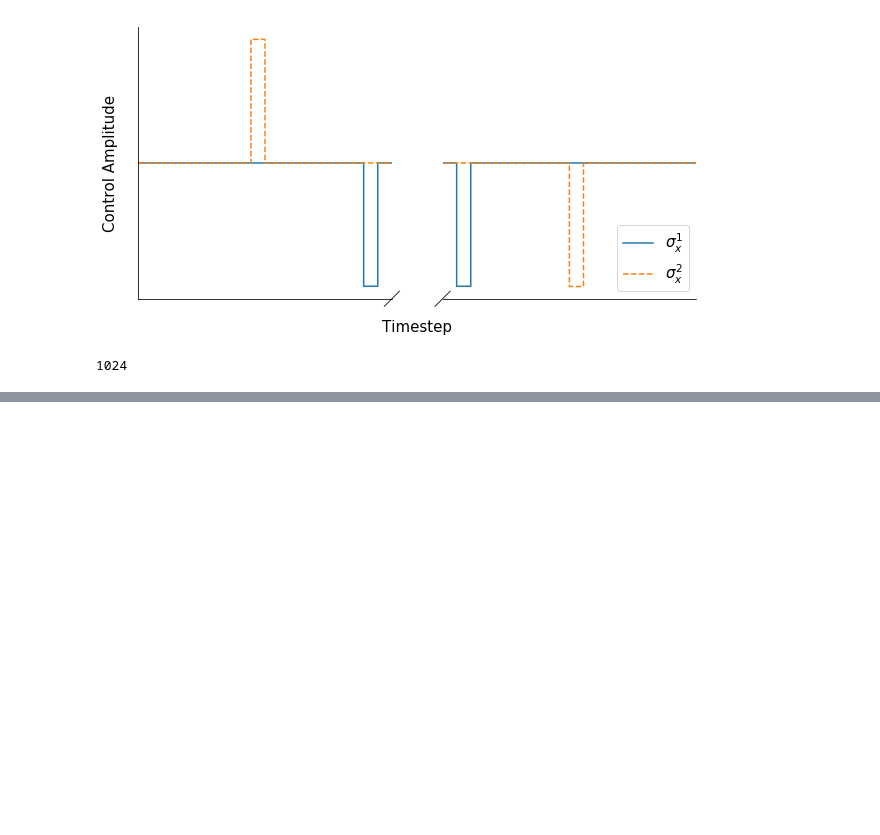
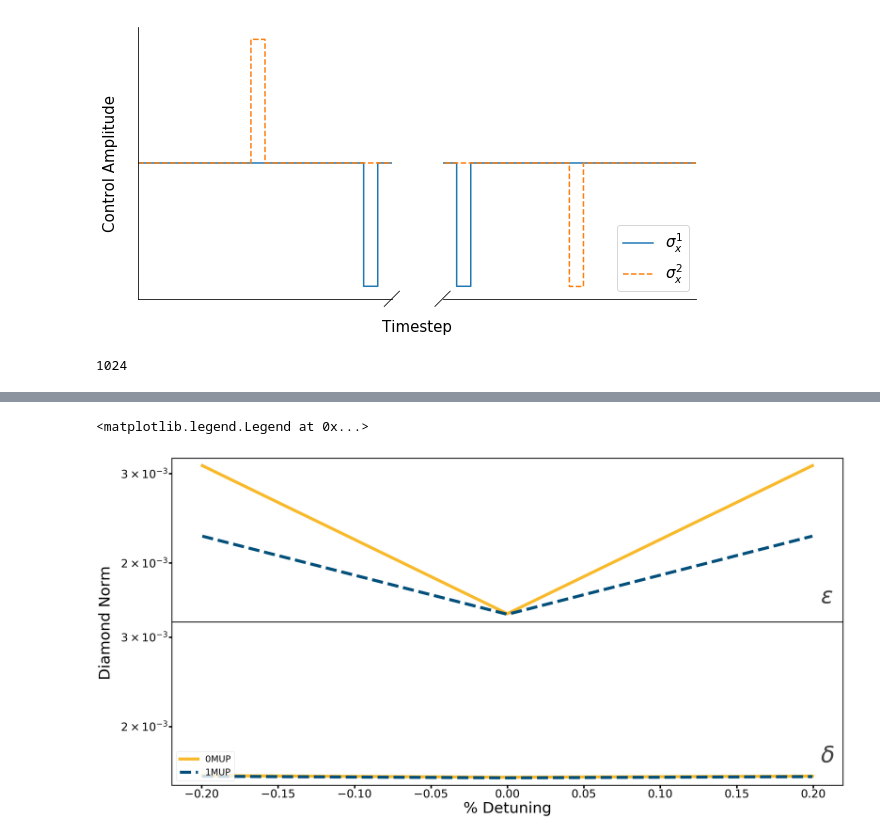
Before and after one commit to ampolloreno/decorrelating_errors, a Jupyter notebook: code/iSWAP 500 steps keeping every 8th control.ipynb, the cells around one changed output, grey strips where cells are left out. Cells and saved outputs as stored; diff of their text form; code cells hidden in the pictures; blank space fills up the shorter version.

```diff
--- a/code/iSWAP 500 steps keeping every 8th control.ipynb
+++ b/code/iSWAP 500 steps keeping every 8th control.ipynb
@@ -377,3 +396,44 @@ plt.legend(prop={'size': 30}, loc=3)
+# %%
+import dill
+import matplotlib.pyplot as plt
+import numpy as np
+%matplotlib inline
+import matplotlib
+matplotlib.rcParams['axes.linewidth'] = 3
+
+which_parameter = 0
+f, axs = plt.subplots(nrows=2, ncols=1, sharex=True, sharey=True, figsize=(40, 20))
+(ax1, ax2) = axs
+for i, which_parameter in enumerate([0, 1, 3, 4]):
+    # Qualitatively the same.
+    if i in (1, 3):
+        continue
+    d_norms00 = dill.load(open("d_norms0{}_2_0".format(which_parameter), 'rb'))
+    d_norms10 = dill.load(open("d_norms0{}_2_1".format(which_parameter), 'rb'))
+    ax = [ax1, None, ax2, None][i]
+    for a, b in ((d_norms00, d_norms10),):
+        #ax.semilogy(values*100, np.array(a).T[0], linewidth = 10, alpha=.4, color='#f8ba2b',
+        #            label="Member of 0MUP", ls="-");
+        #ax.semilogy(values*100, np.array(b).T[0], linewidth = 10, alpha=.4, color='#00507b',
+        #            label="Member of 1MUP", ls="--")
+
+
+        ax.semilogy(values*100, np.array(a).T[-1], linewidth = 10, alpha=1, color='#f8ba2b', label="0MUP", ls="-");
+        ax.semilogy(values*100,np.array(b).T[-1], linewidth = 10, alpha=1, color='#00507b', label="1MUP", ls="--");
+        ax.tick_params(axis = 'both', which = 'major', labelsize = fontsize*3/4)
+        ax.tick_params(axis = 'both', which = 'minor', labelsize = fontsize*3/4)
+        for which in ['major', 'minor']:
+            ax.xaxis.set_tick_params(width=tickwidth, length=tickwidth*2, which=which)
+            ax.yaxis.set_tick_params(width=tickwidth, length=tickwidth*2, which=which)
+    plt.text(.205, .0035, r'$\epsilon$', fontsize=fontsize*1.5, color='#484848')
+    plt.text(.205, .0017, r'$\delta$', fontsize=fontsize*1.5, color='#484848')
+    plt.subplots_adjust(wspace=0, hspace=0)
+f.text(.04, 0.5, "Diamond Norm", va='center', rotation='vertical', fontsize=fontsize)
+plt.xlabel("% Detuning", fontsize=fontsize)
+plt.legend(prop={'size': 30}, loc=3)
+# %% [output]
+<matplotlib.legend.Legend at 0x...>
+[figure, added]
 # %%
 #dark grey '#484848'
 #navy #00507b
```
Also changed, not shown: parts of 2 cells of this notebook, 10 other files.
